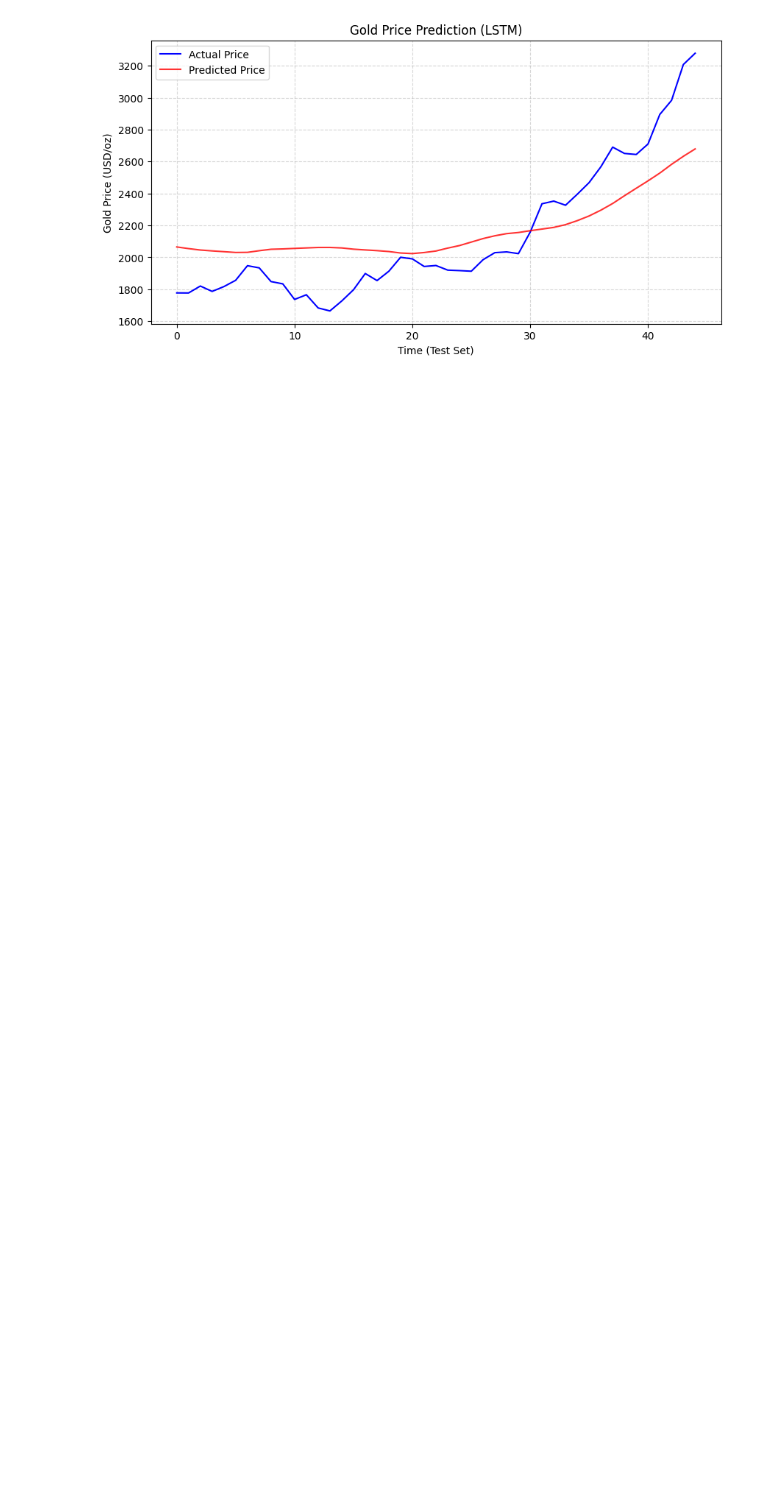
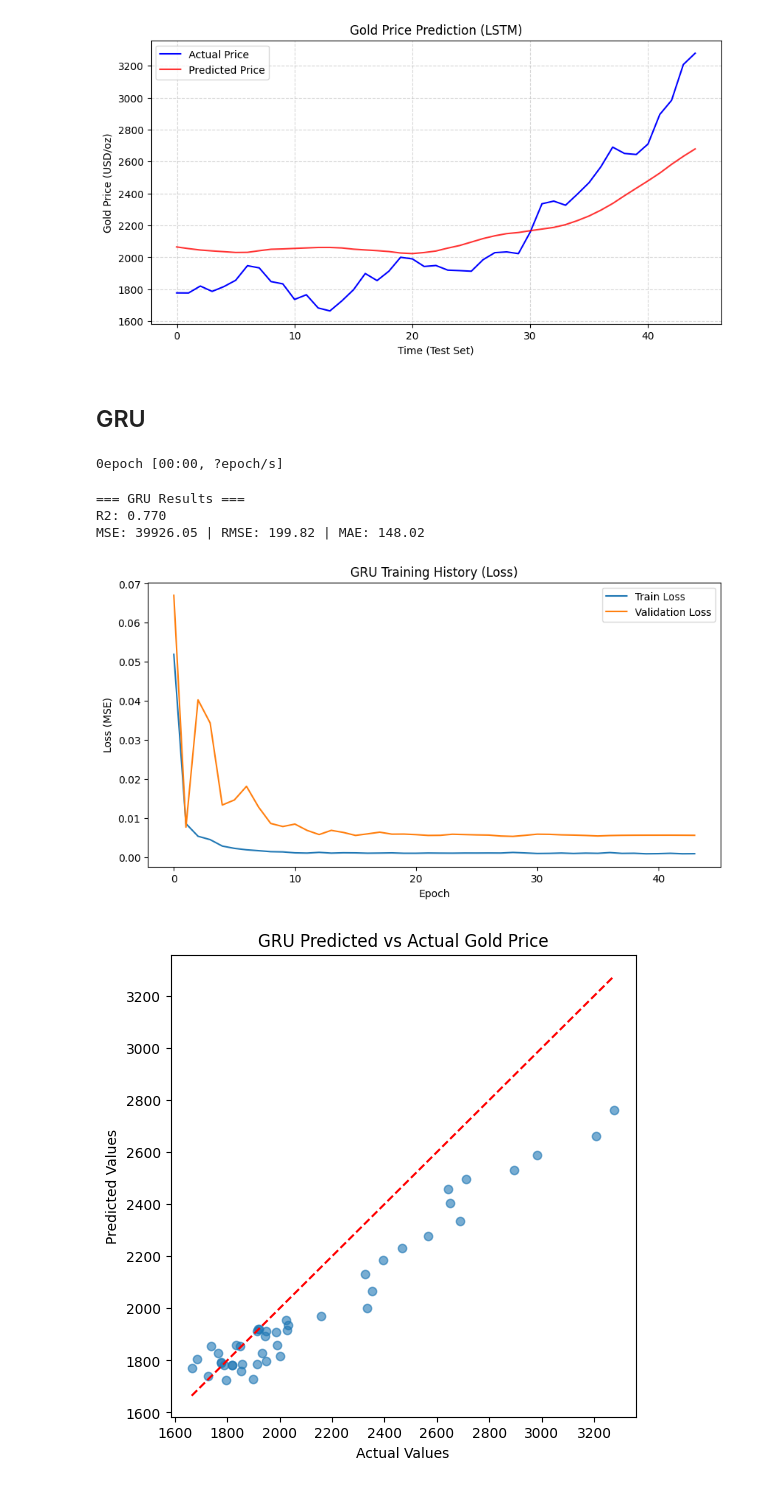
Before and after one commit to HuyPham171-hub/gold-price-prediction, a Jupyter notebook: notebooks/modeling.ipynb, the cells around one changed output. Drawn from its saved outputs; the diff is of its cells as text; code cells hidden in the pictures; blank space fills up the shorter version.

Commit message:
Train GRU model

```diff
--- a/notebooks/modeling.ipynb
+++ b/notebooks/modeling.ipynb
@@ -1589,3 +1589,64 @@ MSE: 63141.33 | RMSE: 251.28 | MAE: 217.47
 [figure]
 [figure]
 [figure]
+# %% [markdown]
+## GRU
+# %%
+gru = Sequential([
+    Input(shape=(X_train.shape[1], X_train.shape[2])),
+    GRU(64, activation='tanh', return_sequences=True),
+    Dropout(0.2),
+    GRU(64, activation='tanh'),
+    Dense(32, activation='relu'),
+    Dense(1)
+])
+
+gru.compile(optimizer='adam', loss='mse', metrics=['mae'])
+
+# Callbacks
+callbacks = [
+    EarlyStopping(monitor='val_loss', patience=15, restore_best_weights=True),
+    ReduceLROnPlateau(monitor='val_loss', factor=0.5, patience=5),
+    ModelCheckpoint("../models/best_gru.keras", monitor='val_loss', save_best_only=True, verbose=0),
+    TqdmCallback(verbose=0)
+]
+
+# Train
+history = gru.fit(
+    X_train, y_train,
+    validation_data=(X_test, y_test),
+    epochs=200,
+    batch_size=32,
+    callbacks=callbacks,
+    verbose=0
+)
+
+# --- Predict ---
+y_pred = gru.predict(X_test, verbose=0)
+
+# --- Inverse transform ---
+y_pred_inv = scaler.inverse_transform(y_pred).flatten()
+y_test_inv = scaler.inverse_transform(y_test.reshape(-1, 1)).flatten()
+
+# --- Evaluate ---
+metrics = evaluate_regression(y_test_inv, y_pred_inv)
+r2 = metrics["R2"]
+mse = metrics["MSE"]
+rmse = metrics["RMSE"]
+mae = metrics["MAE"]
+
+print("\n=== GRU Results ===")
+print(f"R2: {r2:.3f}")
+print(f"MSE: {mse:.2f} | RMSE: {rmse:.2f} | MAE: {mae:.2f}")
+
+# --- Plot ---
+plot_history(history, "GRU Training History (Loss)")
+plot_scatter_pred_vs_actual(y_test_inv, y_pred_inv, "GRU Predicted vs Actual Gold Price")
+plot_series_actual_vs_pred(y_test_inv, y_pred_inv, title='Gold Price Prediction (GRU)', ylabel="Gold Price (USD/oz)")
+# %% [output]
+0epoch [00:00, ?epoch/s]
+=== GRU Results ===
+R2: 0.770
+MSE: 39926.05 | RMSE: 199.82 | MAE: 148.02
+[figure, added]
+[figure, added]
```
Also changed, not shown: parts of 1 cell of this notebook, 2 other files.
